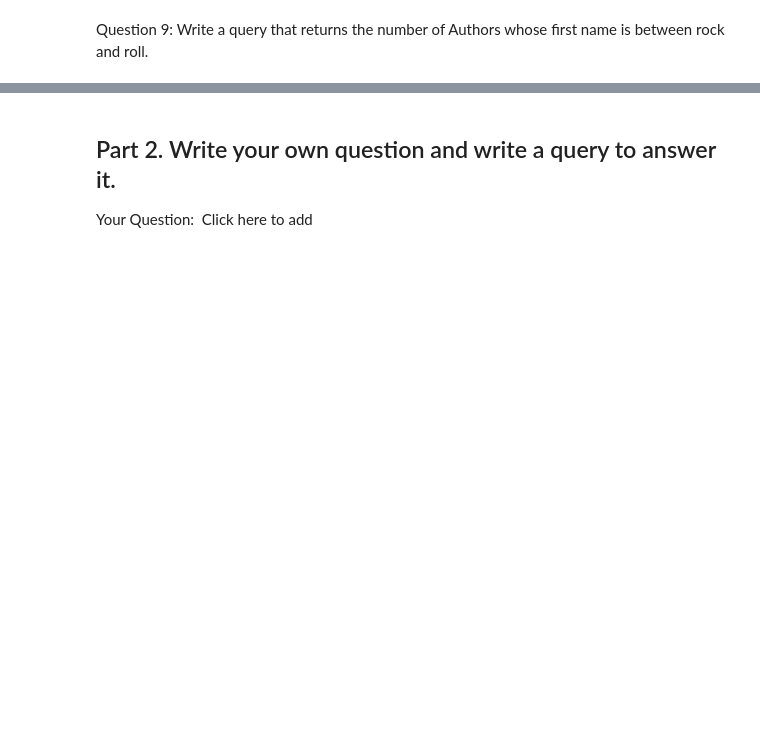
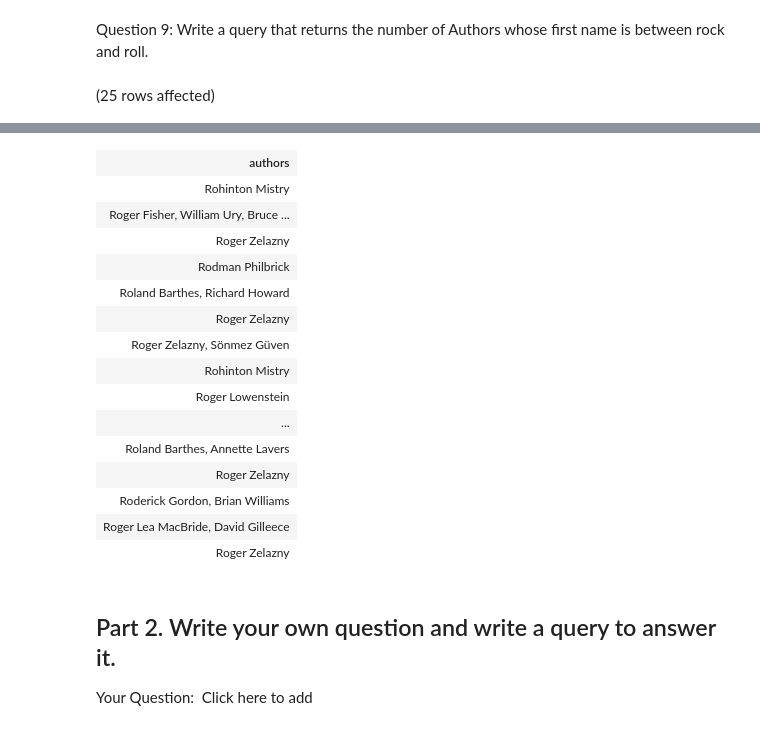
Before and after one commit to HarshalaS6/SQL-Part-1-Studio, a Jupyter notebook: SQL-Part-1-Studio.ipynb, the cells around one changed output, grey strips where cells are left out. Saved outputs shown, nothing was run; the diff lists cells and outputs as text; code cells hidden in the pictures; blank space fills up the shorter version.

```diff
--- a/SQL-Part-1-Studio.ipynb
+++ b/SQL-Part-1-Studio.ipynb
@@ -160,3 +179,8 @@ Are there any other issues?
 Question 9: Write a query that returns the number of Authors whose first name is between rock and roll.
 # %%
 -- return number of authors whose first name is between rock and roll
+SELECT authors
+FROM BooksDB.dbo.books
+WHERE authors BETWEEN 'rock' and 'roll'
+# %% [output]
+(25 rows affected)
@@ -163,3 +188,19 @@ Question 9: Write a query that returns the number of Authors whose first name is
+| authors |
+| Rohinton Mistry |
+| Roger Fisher, William Ury, Bruce ... |
+| Roger Zelazny |
+| Rodman Philbrick |
+| Roland Barthes, Richard Howard |
+| Roger Zelazny |
+| Roger Zelazny, Sönmez Güven |
+| Rohinton Mistry |
+| Roger Lowenstein |
+| ... |
+| Roland Barthes, Annette Lavers |
+| Roger Zelazny |
+| Roderick Gordon, Brian Williams |
+| Roger Lea MacBride, David Gilleece |
+| Roger Zelazny |
 # %% [markdown]
 ## Part 2. Write your own question and write a query to answer it.
 
```
Also changed, not shown: parts of 8 cells of this notebook.
